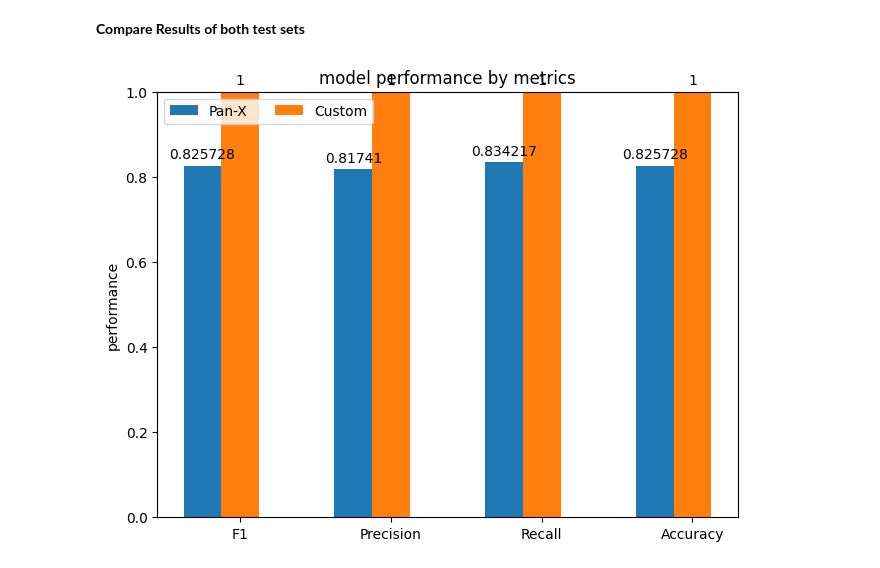
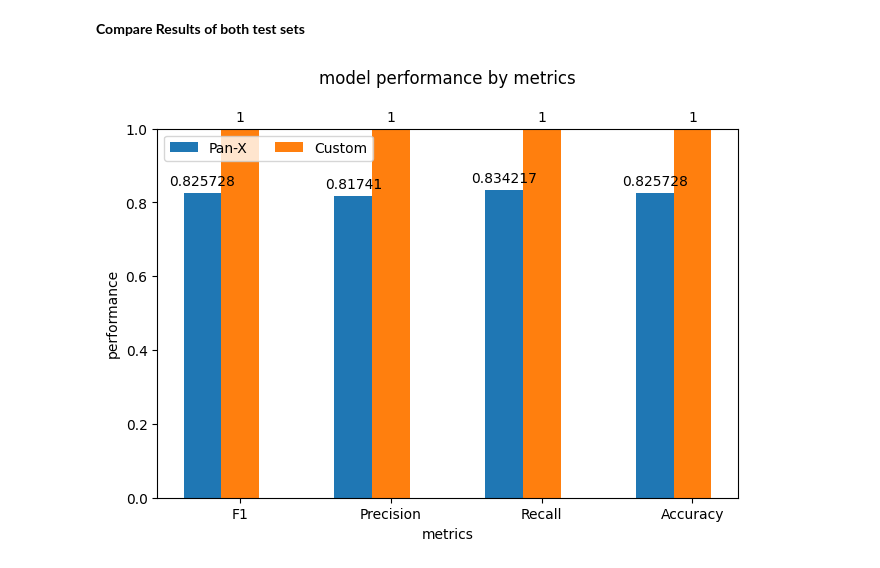
Before and after one commit to marendtz/ModelNER, a Jupyter notebook: XLMR_pan_test.ipynb, the cells around one changed output. Drawn from its saved outputs; the diff is of its cells as text; code cells hidden in the pictures.

```diff
--- a/XLMR_pan_test.ipynb
+++ b/XLMR_pan_test.ipynb
@@ -234,7 +234,7 @@ def compute_metrics(eval_pred):
           "precision": precision_score(y_true, y_pred),
           "recall": recall_score(y_true, y_pred),
           "accuracy": f1_score(y_true, y_pred),
-          "classification_report": classification_report(y_true, y_pred, mode='strict', scheme=IOB2)
+          "classification_report": classification_report(y_true, y_pred, mode='strict', scheme=IOB2, output_dict=True)
           }
 # %% [markdown]
 **Finetuning XLM-RoBERTa and Upload to Huggingface**
@@ -326,32 +322,34 @@ model_performance = {
     'Pan-X': (predictions_panx_output.metrics["test_f1"],
               predictions_panx_output.metrics["test_precision"],
               predictions_panx_output.metrics["test_recall"],
               predictions_panx_output.metrics["test_accuracy"]),
     'Custom': (predictions_custom_output.metrics["test_f1"],
               predictions_custom_output.metrics["test_precision"],
               predictions_custom_output.metrics["test_recall"],
               predictions_custom_output.metrics["test_accuracy"])
 }
 
 x = np.arange(len(metrics))  # the label locations
 width = 0.25  # the width of the bars
 multiplier = 0
 
 fig, ax = plt.subplots(layout='constrained')
 
 for attribute, measurement in model_performance.items():
     offset = width * multiplier
     rects = ax.bar(x + offset, measurement, width, label=attribute)
     ax.bar_label(rects, padding=3)
     multiplier += 1
 
 # Add some text for labels, title and custom x-axis tick labels, etc.
 ax.set_ylabel('performance')
-ax.set_title('model performance by metrics')
+ax.set_xlabel('metrics')
+ax.set_title('model performance by metrics', y=1.1)
 ax.set_xticks(x + width, metrics)
 ax.legend(loc='upper left', ncols=3)
 ax.set_ylim(0, 1)
 
+
 plt.show()
 # %% [output]
-[figure, old version]
+[figure, new version]
```
Also changed, not shown: parts of 5 cells of this notebook.
